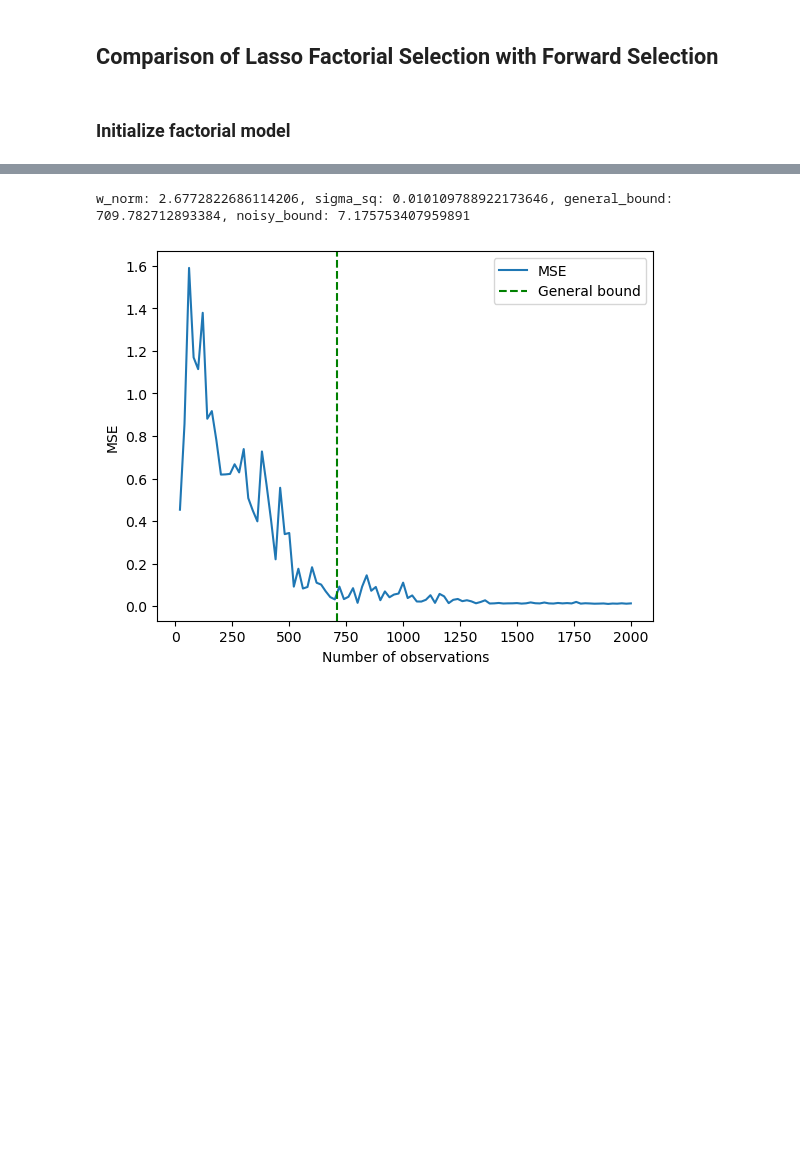
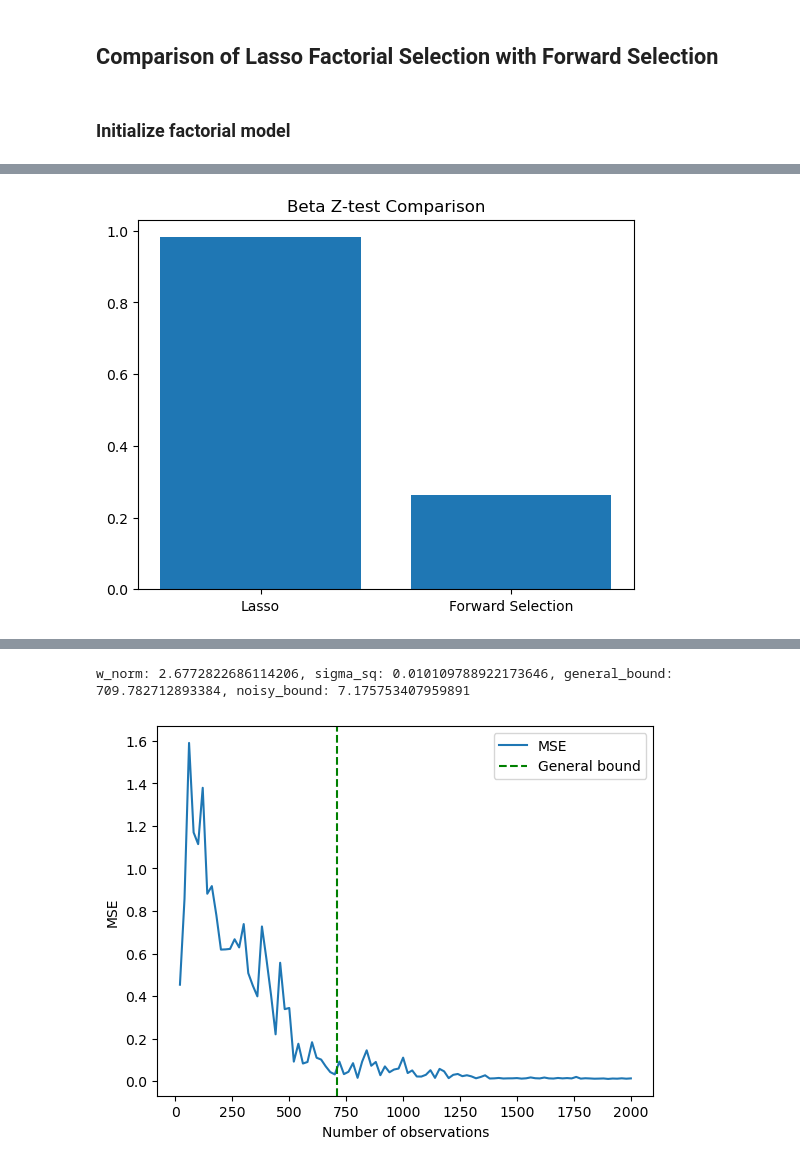
Before and after one commit to qc2321/causal-factorial, a Jupyter notebook: lasso_factorial_selection/lasso_vs_forward.ipynb, the cells around one changed output, grey strips where cells are left out. Drawn from its saved outputs; the diff is of its cells as text; code cells hidden in the pictures; blank space fills up the shorter version.

```diff
--- a/lasso_factorial_selection/lasso_vs_forward.ipynb
+++ b/lasso_factorial_selection/lasso_vs_forward.ipynb
@@ -117,0 +134,8 @@ Forward Selection expected outcomes Z-test: 0.30474416290200235
+# %%
+# Plot beta Z-test p-values
+plt.figure()
+plt.bar(["Lasso", "Forward Selection"], [avg_lasso_beta_ztest_pval, avg_fs_beta_ztest_pval])
+plt.title("Beta Z-test Comparison")
+plt.show()
+# %% [output]
+[figure, added]
```
Also changed, not shown: parts of 8 cells of this notebook, 1 other file.
